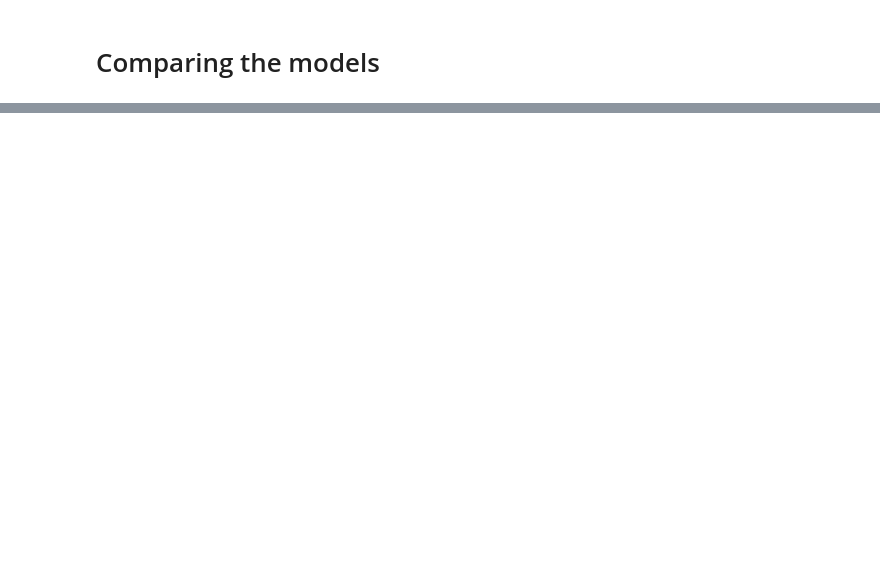
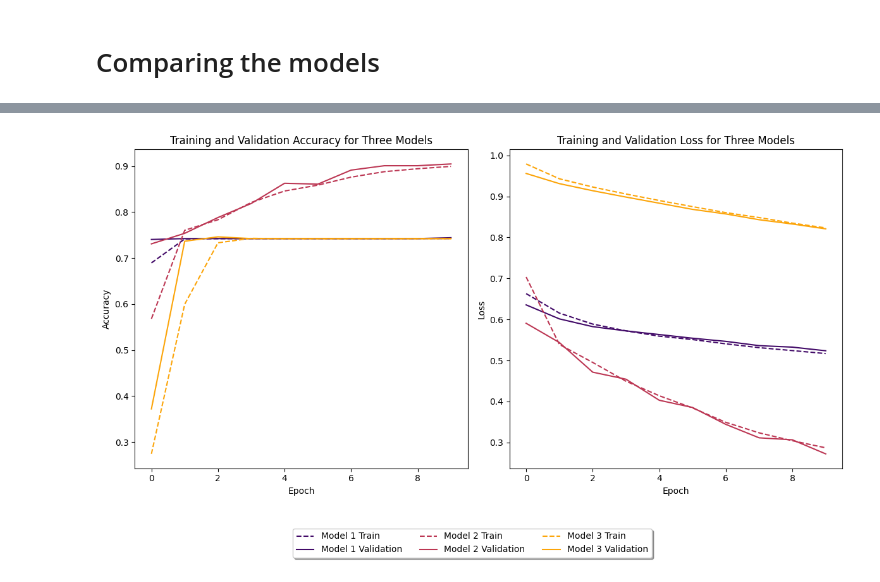
Before and after one commit to eecoubrough/Keras_Assignment, a Jupyter notebook: Part_1_binary.ipynb, the cells around one changed output, grey strips where cells are left out. Drawn from its saved outputs; the diff is of its cells as text; code cells hidden in the pictures; blank space fills up the shorter version.

```diff
--- a/Part_1_binary.ipynb
+++ b/Part_1_binary.ipynb
@@ -626,0 +627,43 @@ plt.show()
+# %%
+import matplotlib.pyplot as plt
+from matplotlib import cm
+
+# Create colour palette by getting three colors from the Inferno colormap
+colours = [cm.inferno(0.2), cm.inferno(0.5), cm.inferno(0.8)]
+
+# Create a figure with two subplots
+fig, axs = plt.subplots(1, 2, figsize=(12, 6))
+
+# Plot training and validation accuracy for the three models
+for i, history in enumerate([history_1, history_2, history_3]):
+    axs[0].plot(history.history['accuracy'], label=f'Model {i+1} Train', linestyle='dashed', color=colours[i])
+    axs[0].plot(history.history['val_accuracy'], label=f'Model {i+1} Validation', color=colours[i])
+
+# Add plot title and labels for the accuracy subplot
+axs[0].set_title('Training and Validation Accuracy for Three Models')
+axs[0].set_xlabel('Epoch')
+axs[0].set_ylabel('Accuracy')
+axs[0].set_xlim(-0.5, 9.5) # Set x-axis limit to 10 epochs
+
+# Plot training and validation loss for the three models
+for i, history in enumerate([history_1, history_2, history_3]):
+    axs[1].plot(history.history['loss'], label=f'Model {i+1} Train', linestyle='dashed', color=colours[i])
+    axs[1].plot(history.history['val_loss'], label=f'Model {i+1} Validation', color=colours[i])
+
+# Add plot title and labels for the loss subplot
+axs[1].set_title('Training and Validation Loss for Three Models')
+axs[1].set_xlabel('Epoch')
+axs[1].set_ylabel('Loss')
+axs[1].set_xlim(-0.5, 9.5) # Set x-axis limit to 10 epochs
+
+# Create a shared legend, below the subplots
+handles, labels = axs[0].get_legend_handles_labels()
+fig.legend(handles, labels, loc='upper center', bbox_to_anchor=(0.5, -0.05), shadow=True, ncol=3)
+
+# Adjust layout
+plt.tight_layout()
+
+# Show the plots
+plt.show()
+# %% [output]
+[figure, added]
```
Also changed, not shown: parts of 17 cells of this notebook.
